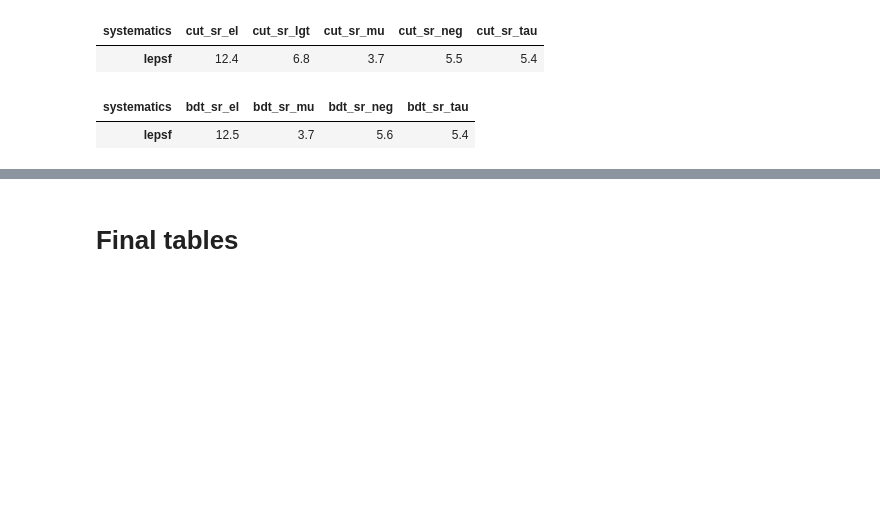
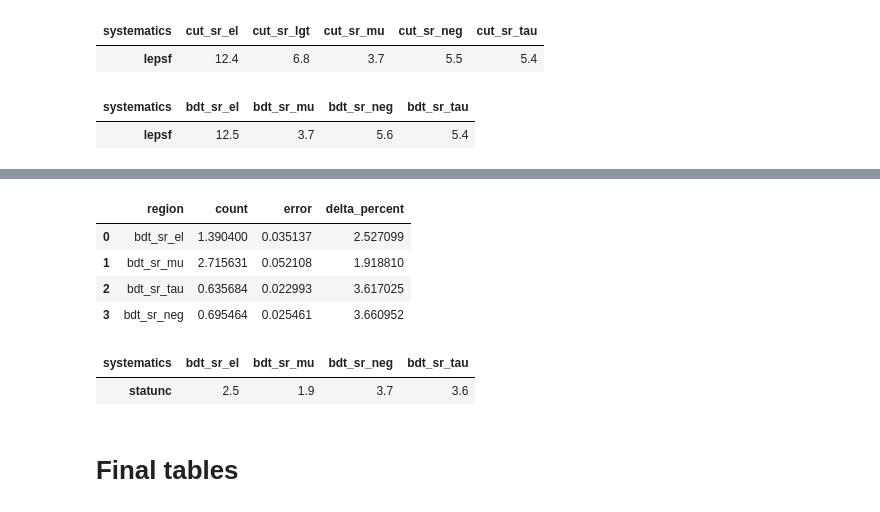
Before and after one commit to cmstas/VBSHWWBabyLooper, a Jupyter notebook: notebooks/mc_systematics.ipynb, the cells around one changed output, grey strips where cells are left out. Cells and saved outputs as stored; diff of their text form; code cells hidden in the pictures; blank space fills up the shorter version.

```diff
--- a/notebooks/mc_systematics.ipynb
+++ b/notebooks/mc_systematics.ipynb
@@ -337,3 +455,15 @@ bdt_based_table = append_systs(bdt_based_table, systs)
+# %%
+stats = make_stat_table(run2_df, "is_bdt_sr_", nominal_wgt="evt_wgt_nominal", debug=True)
+display(stats)
+bdt_based_table = append_systs(bdt_based_table, stats)
+# %% [output]
+|  | region | count | error | delta_percent |
+| 0 | bdt_sr_el | 1.390400 | 0.035137 | 2.527099 |
+| 1 | bdt_sr_mu | 2.715631 | 0.052108 | 1.918810 |
+| 2 | bdt_sr_tau | 0.635684 | 0.022993 | 3.617025 |
+| 3 | bdt_sr_neg | 0.695464 | 0.025461 | 3.660952 |
+| systematics | bdt_sr_el | bdt_sr_mu | bdt_sr_neg | bdt_sr_tau |
+| statunc | 2.5 | 1.9 | 3.7 | 3.6 |
 # %% [markdown]
 # Final tables
 # %%
```
Also changed, not shown: parts of 11 cells of this notebook.
